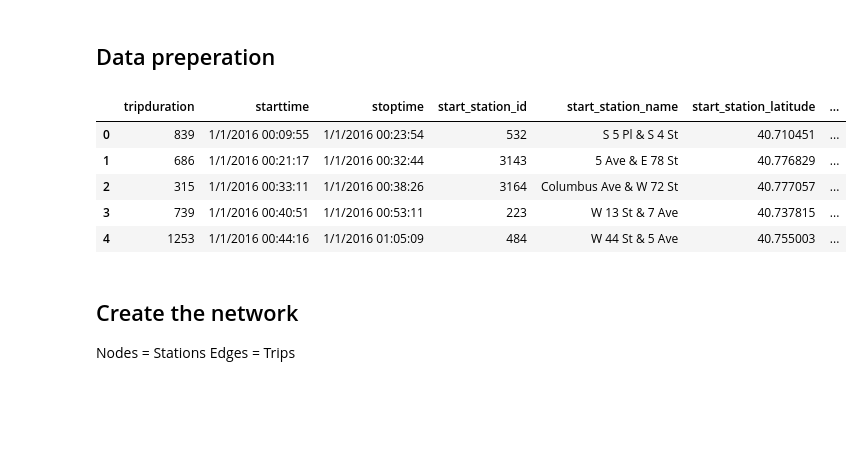
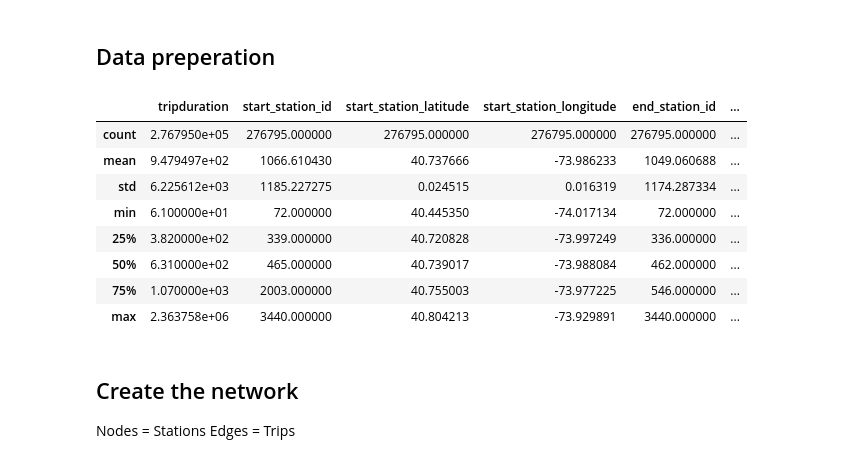
Before and after one commit to andygubser/bike_network_analysis, a Jupyter notebook: scripts/bike_network_analysis_nyc.ipynb, the cells around one changed output. Drawn from its saved outputs; the diff is of its cells as text; code cells hidden in the pictures; blank space fills up the shorter version.

```diff
--- a/scripts/bike_network_analysis_nyc.ipynb
+++ b/scripts/bike_network_analysis_nyc.ipynb
@@ -18,17 +18,23 @@ sns.set("poster")
 # %%
 # read data
 path_to_data = "../data/NYC-CitiBike-2016.csv"
 df = pd.read_csv(path_to_data)
-df.columns
 df.columns = df.columns.str.replace(" ", "_")
-df.head()
+df = df[(df["start_station_latitude"]!=0) &
+        (df["start_station_longitude"]!=0) &
+        (df["end_station_latitude"]!=0) &
+        (df["end_station_longitude"]<0)]
+df.describe()
 # %% [output]
-|  | tripduration | starttime | stoptime | start_station_id | start_station_name | start_station_latitude | ... |
-| 0 | 839 | 1/1/2016 00:09:55 | 1/1/2016 00:23:54 | 532 | S 5 Pl & S 4 St | 40.710451 | ... |
-| 1 | 686 | 1/1/2016 00:21:17 | 1/1/2016 00:32:44 | 3143 | 5 Ave & E 78 St | 40.776829 | ... |
-| 2 | 315 | 1/1/2016 00:33:11 | 1/1/2016 00:38:26 | 3164 | Columbus Ave & W 72 St | 40.777057 | ... |
-| 3 | 739 | 1/1/2016 00:40:51 | 1/1/2016 00:53:11 | 223 | W 13 St & 7 Ave | 40.737815 | ... |
-| 4 | 1253 | 1/1/2016 00:44:16 | 1/1/2016 01:05:09 | 484 | W 44 St & 5 Ave | 40.755003 | ... |
+|  | tripduration | start_station_id | start_station_latitude | start_station_longitude | end_station_id | ... |
+| count | 2.767950e+05 | 276795.000000 | 276795.000000 | 276795.000000 | 276795.000000 | ... |
+| mean | 9.479497e+02 | 1066.610430 | 40.737666 | -73.986233 | 1049.060688 | ... |
+| std | 6.225612e+03 | 1185.227275 | 0.024515 | 0.016319 | 1174.287334 | ... |
+| min | 6.100000e+01 | 72.000000 | 40.445350 | -74.017134 | 72.000000 | ... |
+| 25% | 3.820000e+02 | 339.000000 | 40.720828 | -73.997249 | 336.000000 | ... |
+| 50% | 6.310000e+02 | 465.000000 | 40.739017 | -73.988084 | 462.000000 | ... |
+| 75% | 1.070000e+03 | 2003.000000 | 40.755003 | -73.977225 | 546.000000 | ... |
+| max | 2.363758e+06 | 3440.000000 | 40.804213 | -73.929891 | 3440.000000 | ... |
 # %% [markdown]
 ## Create the network
 Nodes = Stations
```
Also changed, not shown: parts of 20 cells of this notebook.
